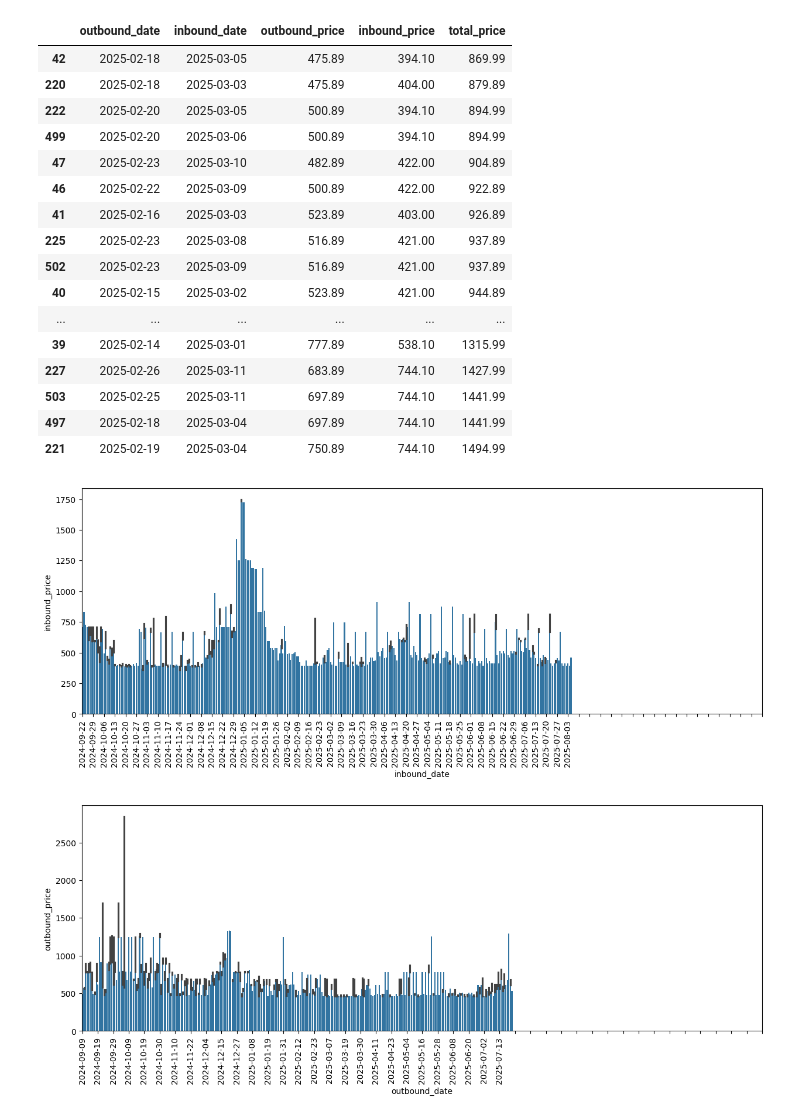
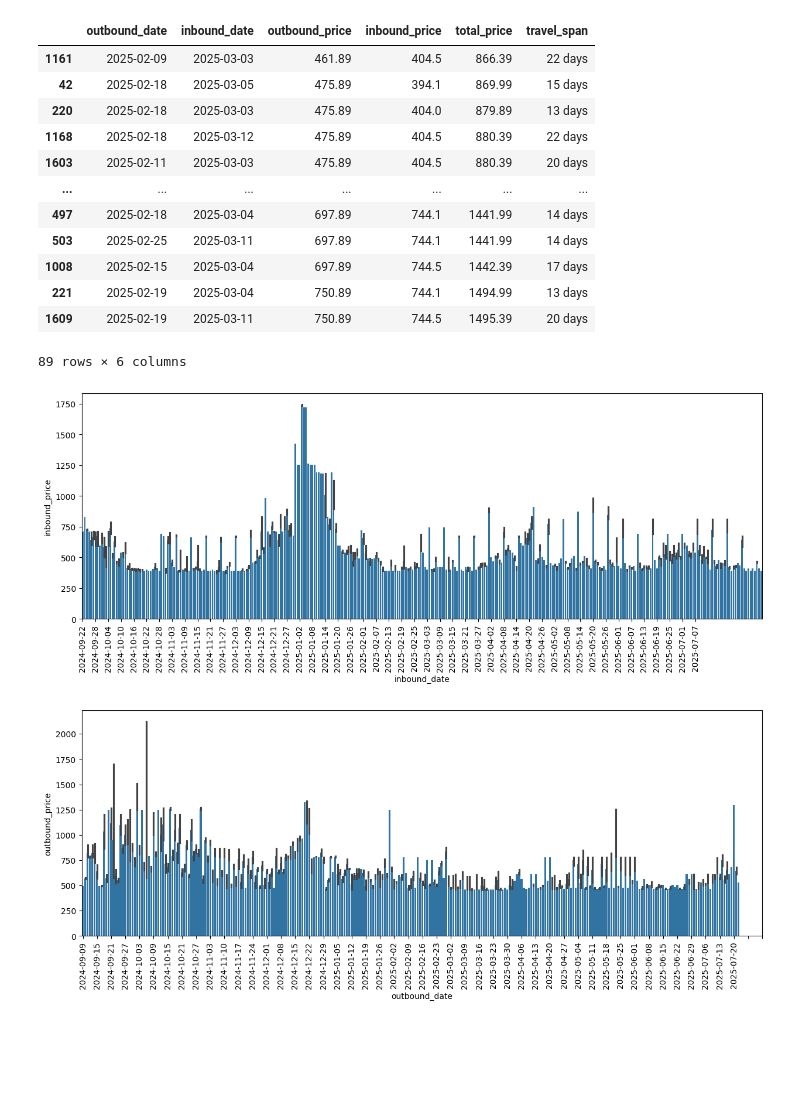
Before and after one commit to ManuelJua/Flight-Price-Scraper, a Jupyter notebook: analysis.ipynb, the cells around one changed output. Cells and saved outputs as stored; diff of their text form; code cells hidden in the pictures; blank space fills up the shorter version.

```diff
--- a/analysis.ipynb
+++ b/analysis.ipynb
@@ -15,7 +15,8 @@ for column in df.columns[2:4]:
                   .pipe(lambda df: pd.to_numeric(df))
                   )
 df = df.astype(
-{'inbound_date': 'datetime64[ns]', 'outbound_date': 'datetime64[ns]'})
+    {'inbound_date': 'datetime64[ns]', 'outbound_date': 'datetime64[ns]'})
 
 # Calculate total cost
 df['total_price'] = df['outbound_price']+df['inbound_price']
+df['travel_span'] = df['inbound_date']-df['outbound_date']
@@ -22,40 +39,37 @@ df['total_price'] = df['outbound_price']+df['inbound_price']
 # %%
-#Cumple
-df[(df['outbound_date']<pd.to_datetime('2025-2-28')) & (df['inbound_date']>pd.to_datetime('2025-2-28'))].sort_values(by='total_price')
+# Cumple
+df[(df['outbound_date'] < pd.to_datetime('2025-2-28')) & (df['inbound_date']
+                                                          > pd.to_datetime('2025-2-28'))].sort_values(by='total_price')
 # %% [output]
-|  | outbound_date | inbound_date | outbound_price | inbound_price | total_price |
-| 42 | 2025-02-18 | 2025-03-05 | 475.89 | 394.10 | 869.99 |
-| 220 | 2025-02-18 | 2025-03-03 | 475.89 | 404.00 | 879.89 |
-| 222 | 2025-02-20 | 2025-03-05 | 500.89 | 394.10 | 894.99 |
-| 499 | 2025-02-20 | 2025-03-06 | 500.89 | 394.10 | 894.99 |
-| 47 | 2025-02-23 | 2025-03-10 | 482.89 | 422.00 | 904.89 |
-| 46 | 2025-02-22 | 2025-03-09 | 500.89 | 422.00 | 922.89 |
-| 41 | 2025-02-16 | 2025-03-03 | 523.89 | 403.00 | 926.89 |
-| 225 | 2025-02-23 | 2025-03-08 | 516.89 | 421.00 | 937.89 |
-| 502 | 2025-02-23 | 2025-03-09 | 516.89 | 421.00 | 937.89 |
-| 40 | 2025-02-15 | 2025-03-02 | 523.89 | 421.00 | 944.89 |
-| ... | ... | ... | ... | ... | ... |
-| 39 | 2025-02-14 | 2025-03-01 | 777.89 | 538.10 | 1315.99 |
-| 227 | 2025-02-26 | 2025-03-11 | 683.89 | 744.10 | 1427.99 |
-| 503 | 2025-02-25 | 2025-03-11 | 697.89 | 744.10 | 1441.99 |
-| 497 | 2025-02-18 | 2025-03-04 | 697.89 | 744.10 | 1441.99 |
-| 221 | 2025-02-19 | 2025-03-04 | 750.89 | 744.10 | 1494.99 |
+|  | outbound_date | inbound_date | outbound_price | inbound_price | total_price | travel_span |
+| 1161 | 2025-02-09 | 2025-03-03 | 461.89 | 404.5 | 866.39 | 22 days |
+| 42 | 2025-02-18 | 2025-03-05 | 475.89 | 394.1 | 869.99 | 15 days |
+| 220 | 2025-02-18 | 2025-03-03 | 475.89 | 404.0 | 879.89 | 13 days |
+| 1168 | 2025-02-18 | 2025-03-12 | 475.89 | 404.5 | 880.39 | 22 days |
+| 1603 | 2025-02-11 | 2025-03-03 | 475.89 | 404.5 | 880.39 | 20 days |
+| ... | ... | ... | ... | ... | ... | ... |
+| 497 | 2025-02-18 | 2025-03-04 | 697.89 | 744.1 | 1441.99 | 14 days |
+| 503 | 2025-02-25 | 2025-03-11 | 697.89 | 744.1 | 1441.99 | 14 days |
+| 1008 | 2025-02-15 | 2025-03-04 | 697.89 | 744.5 | 1442.39 | 17 days |
+| 221 | 2025-02-19 | 2025-03-04 | 750.89 | 744.1 | 1494.99 | 13 days |
+| 1609 | 2025-02-19 | 2025-03-11 | 750.89 | 744.5 | 1495.39 | 20 days |
+89 rows × 6 columns
 # %%
 plt.figure(figsize=(15, 5))
 ax = sns.barplot(data=df.sort_values(by='inbound_date'),
                  x='inbound_date', y='inbound_price',)
-plt.xticks(range(0, len(df['inbound_date'])//2, 7), rotation=90)
+plt.xticks(range(0, len(df['outbound_date'].unique())+10, 6), rotation=90)
 plt.show()
 # %% [output]
-[figure, old version]
+[figure, new version]
 # %%
 plt.figure(figsize=(15, 5))
 ax = sns.barplot(data=df.sort_values(by='outbound_date'),
                  x='outbound_date', y='outbound_price',)
-plt.xticks(range(0, len(df['outbound_date'])//2, 10), rotation=90)
+plt.xticks(range(0, len(df['outbound_date'].unique())+10, 6), rotation=90)
 plt.show()
 # %% [output]
-[figure, old version]
+[figure, new version]
 # %%
 plt.figure(figsize=(15, 5))
 ax = sns.barplot(data=df.sort_values(by='outbound_date'),
```
Also changed, not shown: parts of 3 cells of this notebook, 3 other files.
